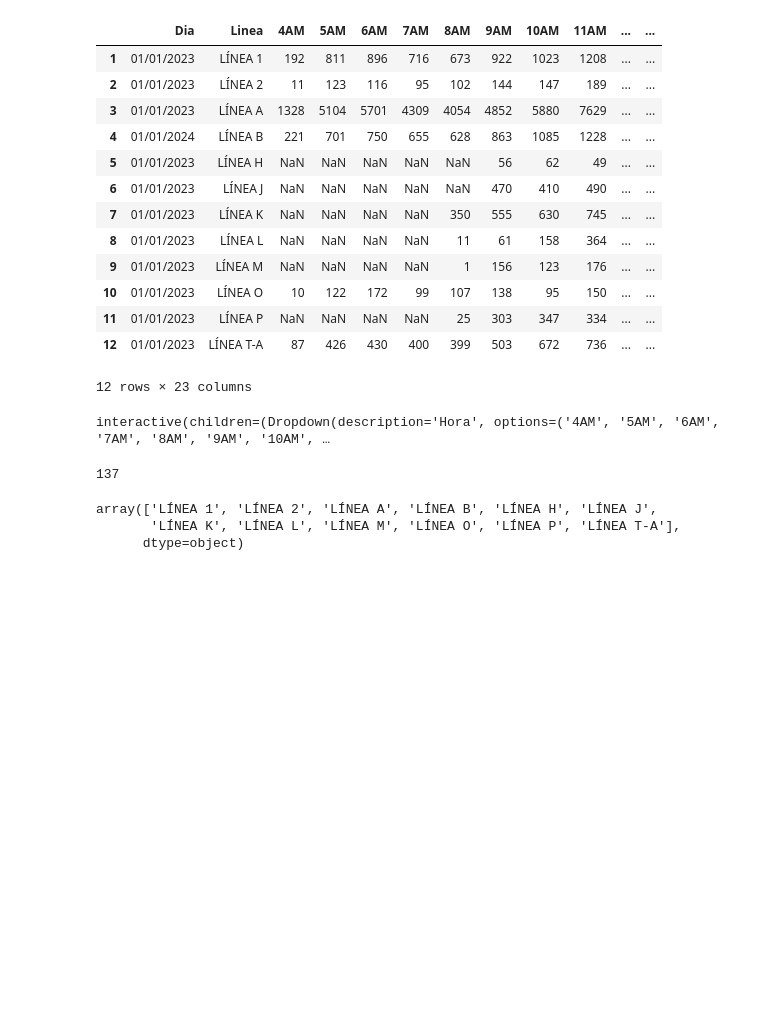
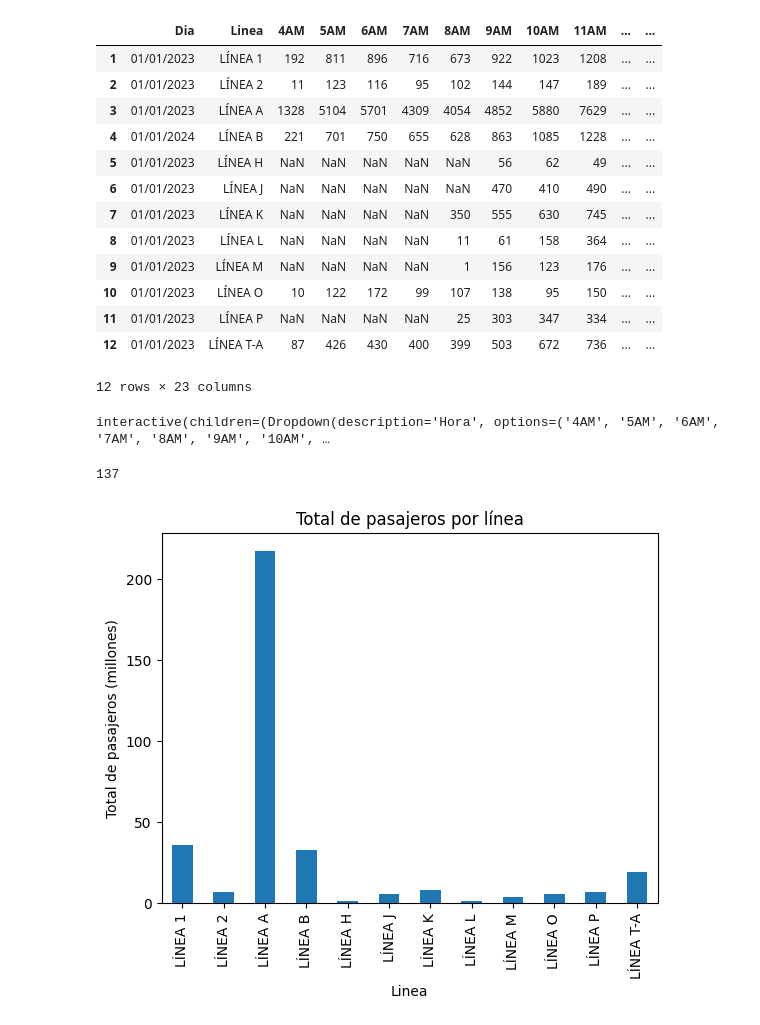
Before and after one commit to Rosvend/Passenger-flow-prediction-LSTM, a Jupyter notebook: LSTM_Metro_passenger_flow.ipynb, the cells around one changed output. Cells and saved outputs as stored; diff of their text form; code cells hidden in the pictures; blank space fills up the shorter version.

```diff
--- a/LSTM_Metro_passenger_flow.ipynb
+++ b/LSTM_Metro_passenger_flow.ipynb
@@ -139,10 +141,16 @@ def show_lines(Hora=['4AM', '5AM', '6AM', '7AM', '8AM', '9AM', '10AM', '11AM', '
 interactive(children=(Dropdown(description='Hora', options=('4AM', '5AM', '6AM', '7AM', '8AM', '9AM', '10AM', …
 # %%
 print(df2023.query("Linea  == 'LÍNEA A'").value_counts().sum())
-df2023['Linea'].unique()
 # %% [output]
 137
-array(['LÍNEA 1', 'LÍNEA 2', 'LÍNEA A', 'LÍNEA B', 'LÍNEA H', 'LÍNEA J',
-       'LÍNEA K', 'LÍNEA L', 'LÍNEA M', 'LÍNEA O', 'LÍNEA P', 'LÍNEA T-A'],
-      dtype=object)
+# %%
+import matplotlib.ticker as ticker
+ax = (df2023.groupby('Linea')['Total_pasajeros'].sum() / 1e6).plot(kind='bar')
+plt.ylabel('Total de pasajeros (millones)')
+plt.title('Total de pasajeros por línea')
+
+ax.get_yaxis().set_major_formatter(ticker.FuncFormatter(lambda x, p: format(int(x), ',')))
+plt.show()
+# %% [output]
+[figure, added]
 # %%
```
Also changed, not shown: parts of 8 cells of this notebook.
